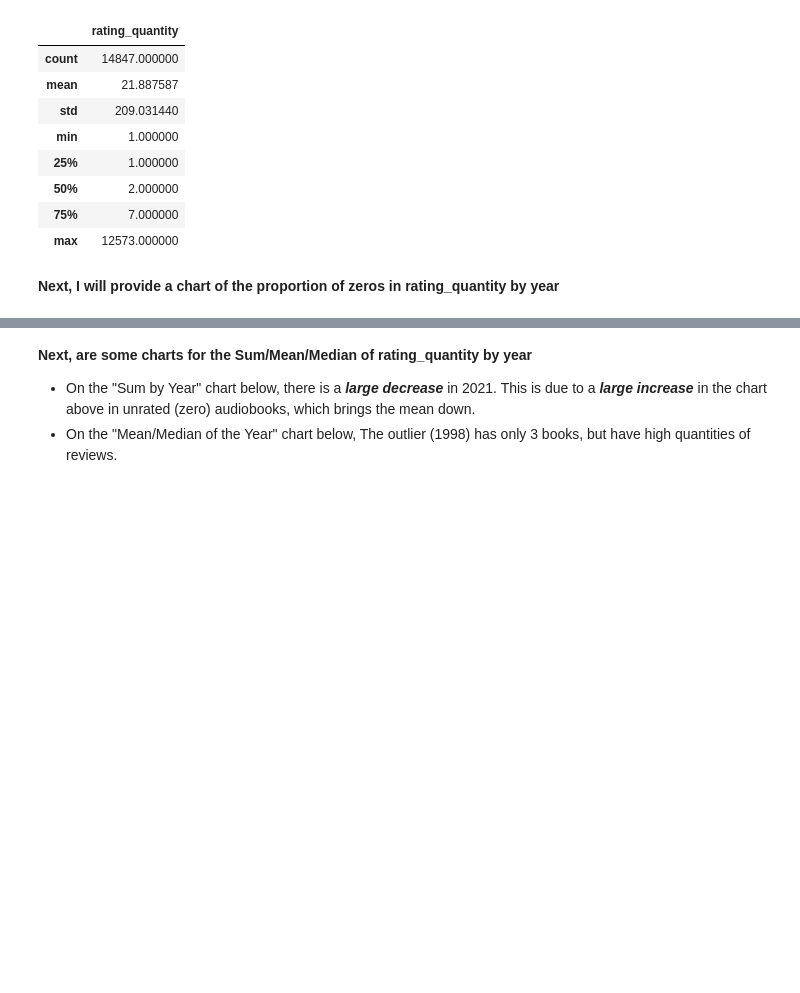
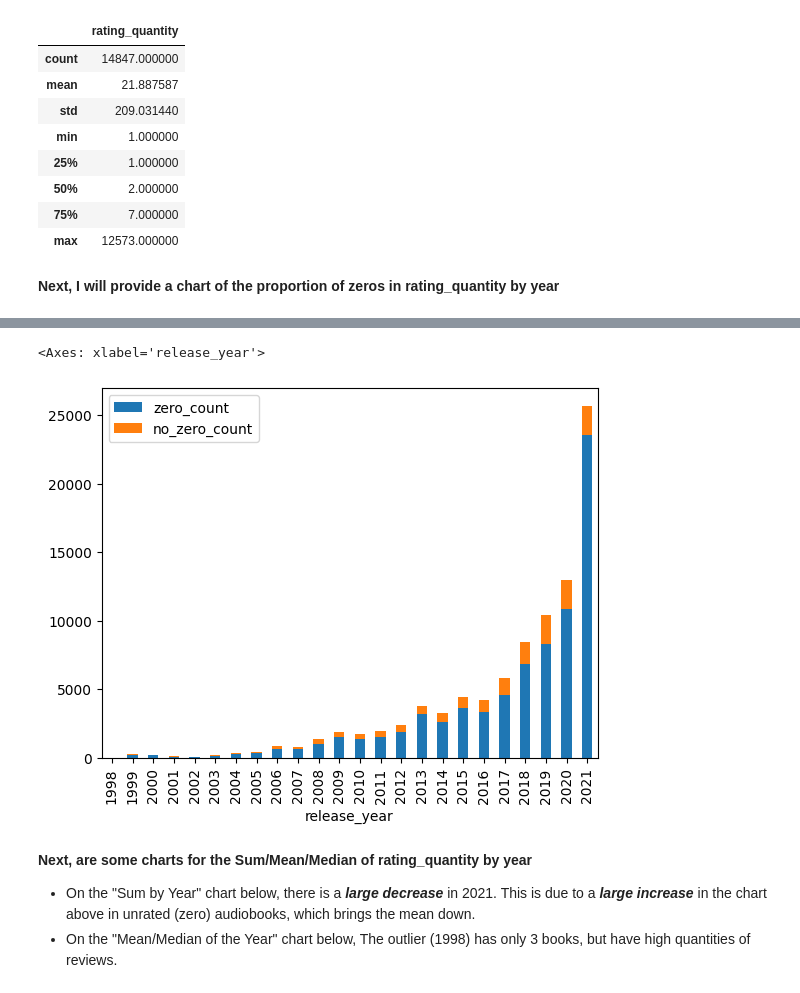
Before and after one commit to ccdatapdx/Data-Analysis, a Jupyter notebook: audible-data-cleaning-analysis.ipynb, the cells around one changed output, grey strips where cells are left out. Drawn from its saved outputs; the diff is of its cells as text; code cells hidden in the pictures; blank space fills up the shorter version.

```diff
--- a/audible-data-cleaning-analysis.ipynb
+++ b/audible-data-cleaning-analysis.ipynb
@@ -367,6 +366,9 @@ ratings_quantity_no_zero.describe()
 # %% [markdown]
 **Next, I will provide a chart of the proportion of zeros in rating_quantity by year**
 # %%
+import plotly.graph_objs as go
+
+
 def calculate_rating_zero_counts():
 
           ratings_quantity_count = df[['rating_quantity','release_year']]
@@ -394,21 +396,7 @@ ratings_zero = pd.merge(
                       ratings_quantity_count_no_zero,
                       on='release_year').fillna(0)
 
-import plotly.graph_objects as go
+ratings_zero = ratings_zero.set_index('release_year').sort_values(by='release_year')
 
-plot = go.Figure(data=
-[
-    go.Bar(
-    name = 'No Zero',
-    x = ratings_zero['release_year'],
-    y = ratings_zero['no_zero_count']
-   ),
- go.Bar(
-    name = 'With Zero',
-    x = ratings_zero['release_year'],
-    y = ratings_zero['zero_count']
-   ),
-])
-plot.update_layout(barmode='stack')
-plot.show()
+ratings_zero.plot.bar(stacked=True)
 # %% [output]
@@ -416,3 +403,5 @@ plot.show()
+<Axes: xlabel='release_year'>
+[figure, added]
 # %% [markdown]
 **Next, are some charts for the Sum/Mean/Median of rating_quantity by year**
 
```
Also changed, not shown: parts of 11 cells of this notebook.
